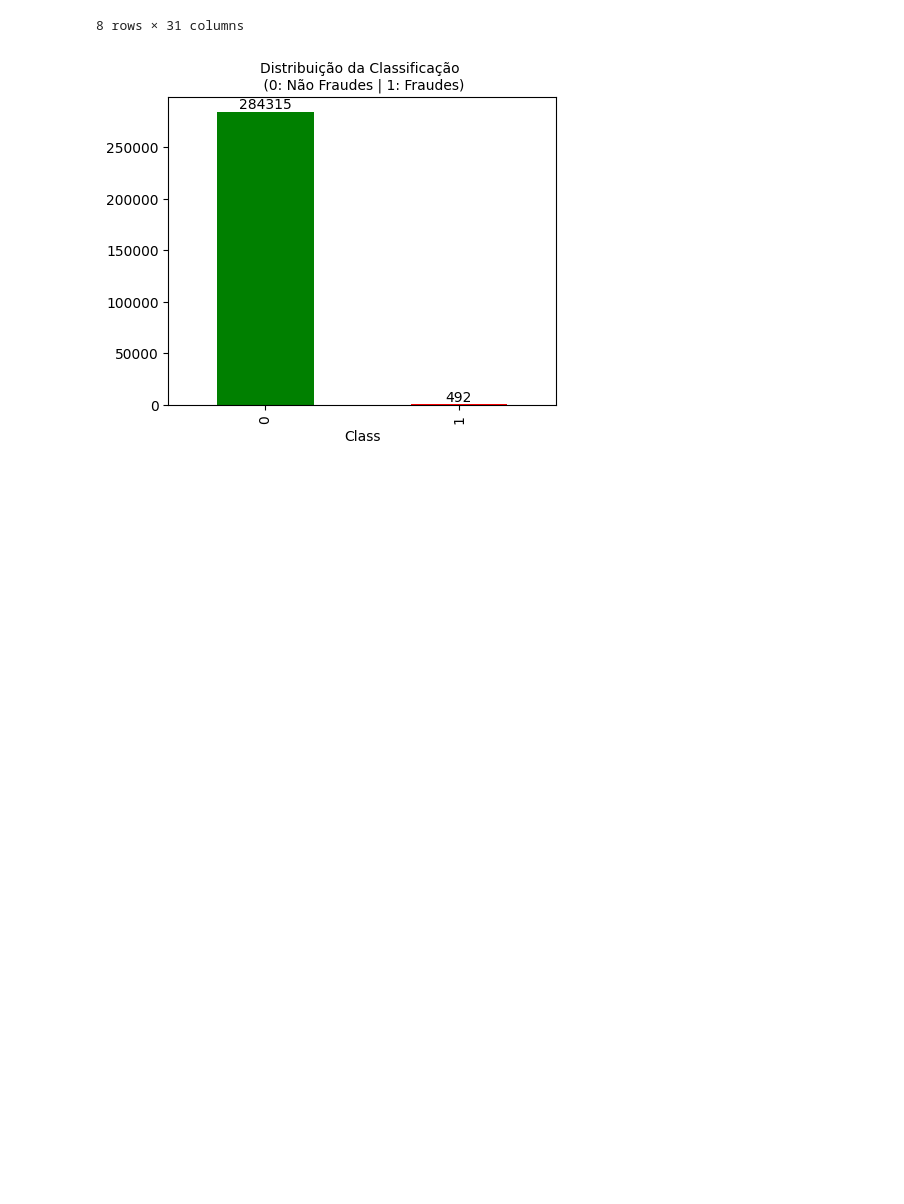
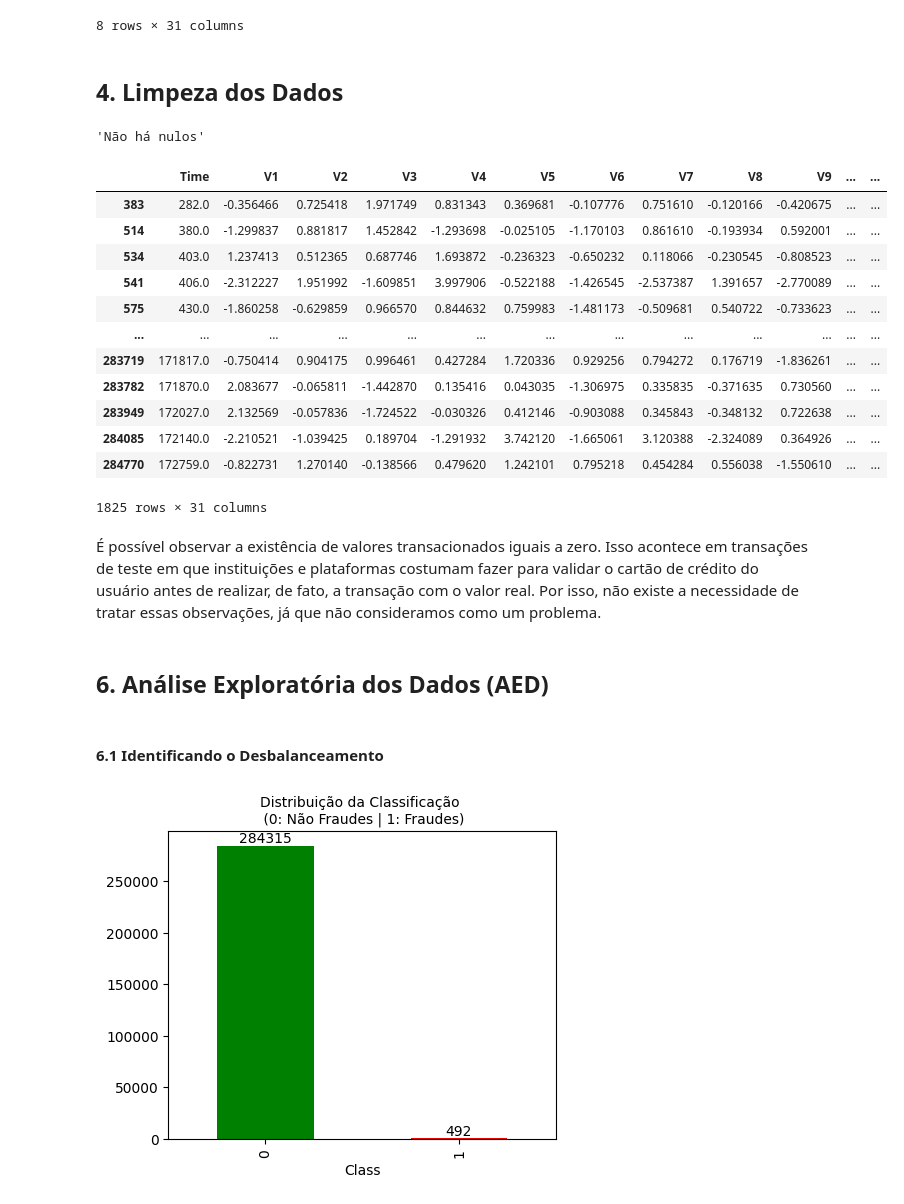
Before and after one commit to maricae/deteccao_fraude_cartao, a Jupyter notebook: fraude_deteccao.ipynb, the cells around one changed output. Cells and saved outputs as stored; diff of their text form; code cells hidden in the pictures; blank space fills up the shorter version.

```diff
--- a/fraude_deteccao.ipynb
+++ b/fraude_deteccao.ipynb
@@ -68,6 +66,45 @@ creditcard.describe()
 | 75% | 139320.500000 | 1.315642e+00 | 8.037239e-01 | 1.027196e+00 | 7.433413e-01 | 6.119264e-01 | 3.985649e-01 | 5.704361e-01 | 3.273459e-01 | 5.971390e-01 | ... | ... |
 | max | 172792.000000 | 2.454930e+00 | 2.205773e+01 | 9.382558e+00 | 1.687534e+01 | 3.480167e+01 | 7.330163e+01 | 1.205895e+02 | 2.000721e+01 | 1.559499e+01 | ... | ... |
 8 rows × 31 columns
+# %% [markdown]
+## 4. Limpeza dos Dados
+# %%
+# Verificando registros nulos
+def null_values(creditcard):
+    null_count = creditcard.isnull().sum()
+
+    if null_count.any():
+        nulos = creditcard[creditcard.isnull()]
+        return nulos
+    else:
+        return "Não há nulos"
+
+null_values(creditcard)
+# %% [output]
+'Não há nulos'
+# %%
+# Verificando
+creditcard.query('Amount == 0')
+# %% [output]
+|  | Time | V1 | V2 | V3 | V4 | V5 | V6 | V7 | V8 | V9 | ... | ... |
+| 383 | 282.0 | -0.356466 | 0.725418 | 1.971749 | 0.831343 | 0.369681 | -0.107776 | 0.751610 | -0.120166 | -0.420675 | ... | ... |
+| 514 | 380.0 | -1.299837 | 0.881817 | 1.452842 | -1.293698 | -0.025105 | -1.170103 | 0.861610 | -0.193934 | 0.592001 | ... | ... |
+| 534 | 403.0 | 1.237413 | 0.512365 | 0.687746 | 1.693872 | -0.236323 | -0.650232 | 0.118066 | -0.230545 | -0.808523 | ... | ... |
+| 541 | 406.0 | -2.312227 | 1.951992 | -1.609851 | 3.997906 | -0.522188 | -1.426545 | -2.537387 | 1.391657 | -2.770089 | ... | ... |
+| 575 | 430.0 | -1.860258 | -0.629859 | 0.966570 | 0.844632 | 0.759983 | -1.481173 | -0.509681 | 0.540722 | -0.733623 | ... | ... |
+| ... | ... | ... | ... | ... | ... | ... | ... | ... | ... | ... | ... | ... |
+| 283719 | 171817.0 | -0.750414 | 0.904175 | 0.996461 | 0.427284 | 1.720336 | 0.929256 | 0.794272 | 0.176719 | -1.836261 | ... | ... |
+| 283782 | 171870.0 | 2.083677 | -0.065811 | -1.442870 | 0.135416 | 0.043035 | -1.306975 | 0.335835 | -0.371635 | 0.730560 | ... | ... |
+| 283949 | 172027.0 | 2.132569 | -0.057836 | -1.724522 | -0.030326 | 0.412146 | -0.903088 | 0.345843 | -0.348132 | 0.722638 | ... | ... |
+| 284085 | 172140.0 | -2.210521 | -1.039425 | 0.189704 | -1.291932 | 3.742120 | -1.665061 | 3.120388 | -2.324089 | 0.364926 | ... | ... |
+| 284770 | 172759.0 | -0.822731 | 1.270140 | -0.138566 | 0.479620 | 1.242101 | 0.795218 | 0.454284 | 0.556038 | -1.550610 | ... | ... |
+1825 rows × 31 columns
+# %% [markdown]
+É possível observar a existência de valores transacionados iguais a zero. Isso acontece em transações de teste em que instituições e plataformas costumam fazer para validar o cartão de crédito do usuário antes de realizar, de fato, a transação com o valor real. Por isso, não existe a necessidade de tratar essas observações, já que não consideramos como um problema.
+# %% [markdown]
+## 6. Análise Exploratória dos Dados (AED)
+# %% [markdown]
+#### 6.1 Identificando o Desbalanceamento
 # %%
 cores = ['green', 'red']
 
```
Also changed, not shown: parts of 28 cells of this notebook.
